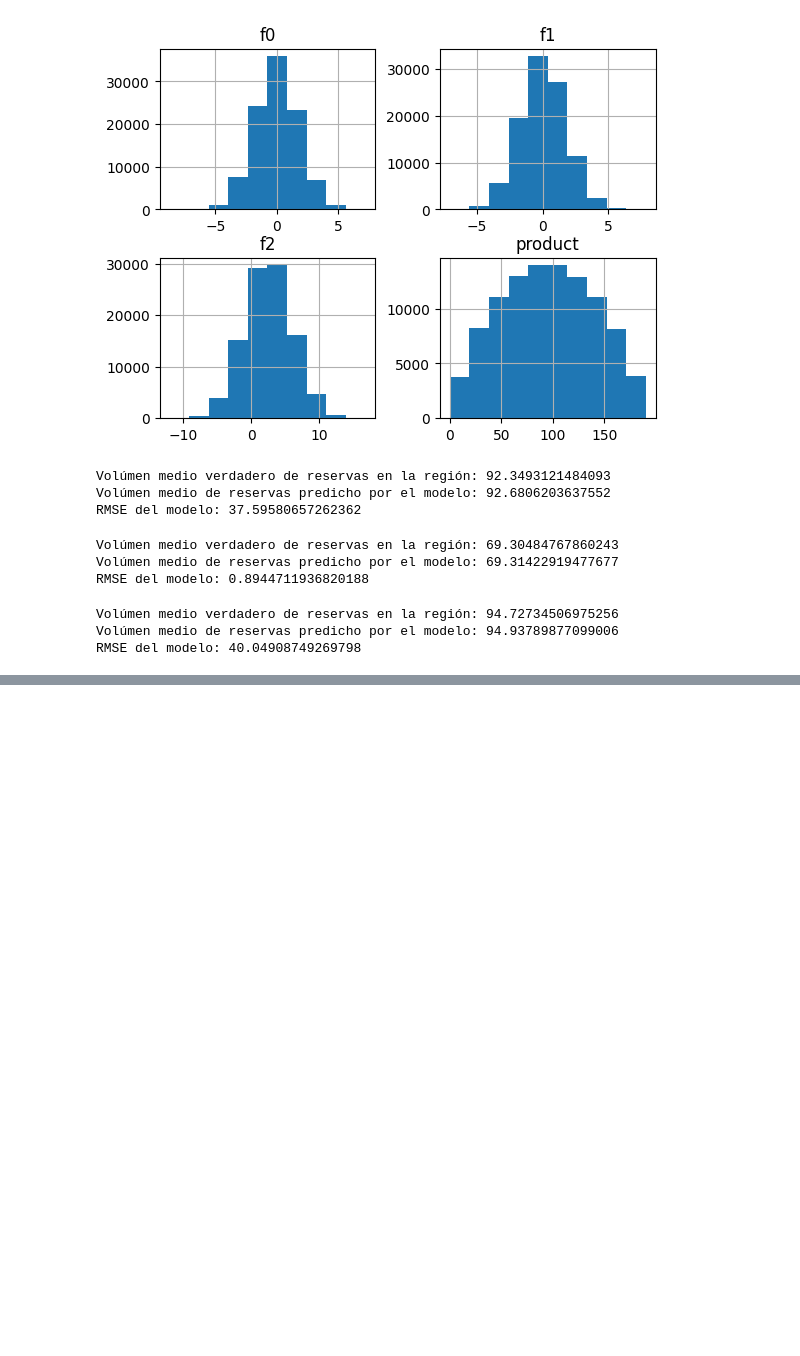
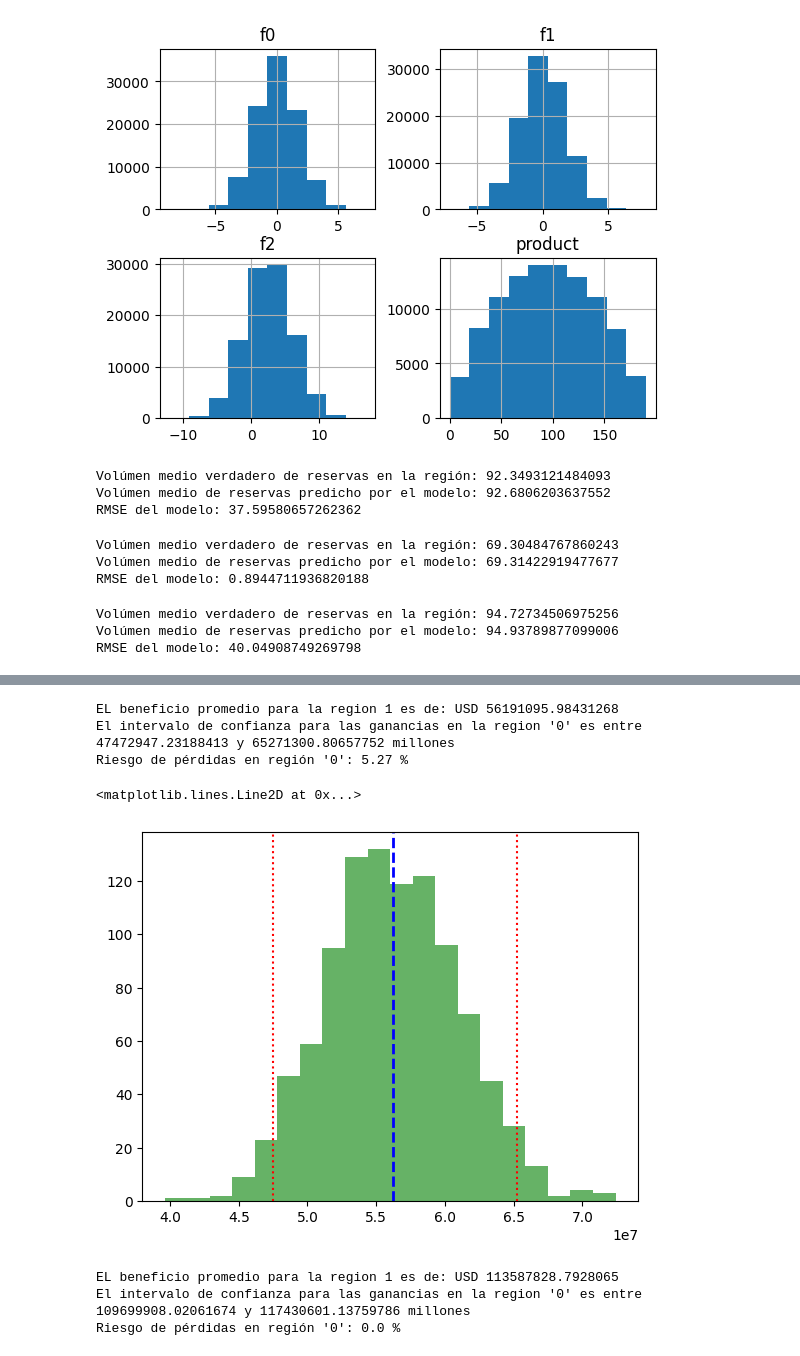
Before and after one commit to marxramos/Expansi-n-de-pozos-petroleros, a Jupyter notebook: Notebooks/expancion_de_pozos_petroleros.ipynb, the cells around one changed output, grey strips where cells are left out. Drawn from its saved outputs; the diff is of its cells as text; code cells hidden in the pictures; blank space fills up the shorter version.

```diff
--- a/Notebooks/expancion_de_pozos_petroleros.ipynb
+++ b/Notebooks/expancion_de_pozos_petroleros.ipynb
@@ -277,0 +352,34 @@ RMSE del modelo: 40.04908749269798
+# %%
+#Calculando el beneficio promedio, intervalo de confianza y riesgo de perdidad en la region 1
+values_1, beneficio_promedio_1, lower_1, upper_1, risk_percent_1 = bootstraping(predict_1)
+
+print(f'EL beneficio promedio para la region 1 es de: USD {beneficio_promedio_1}')
+print(f"El intervalo de confianza para las ganancias en la region '0' es entre {lower_1} y {upper_1} millones")
+print(f"Riesgo de pérdidas en región '0': {risk_percent_1} %")
+# %% [output]
+EL beneficio promedio para la region 1 es de: USD 56191095.98431268
+El intervalo de confianza para las ganancias en la region '0' es entre 47472947.23188413 y 65271300.80657752 millones
+Riesgo de pérdidas en región '0': 5.27 %
+# %%
+#Graficando el beneficio promedio y mi intervalo de confianza.
+# Graficar el histograma de los datos
+plt.hist(values_1, bins=20, alpha=0.6, color='g', label='Datos')
+# Añadir línea para el beneficio promedio
+plt.axvline(beneficio_promedio_1, color='b', linestyle='dashed', linewidth=2, label=f'Beneficio Promedio: {beneficio_promedio_1:.2f}')
+# Dibujar el intervalo de confianza
+plt.axvline(lower_1, color='r', linestyle='dotted', label=f'IC Inferior: {lower_1:.2f}')
+plt.axvline(upper_1, color='r', linestyle='dotted', label=f'IC Superior: {upper_1:.2f}')
+# %% [output]
+<matplotlib.lines.Line2D at 0x...>
+[figure, added]
+# %%
+#Calculando el beneficio promedio, intervalo de confianza y riesgo de perdidad en la region 2
+values_2, beneficio_promedio_2, lower_2, upper_2, risk_percent_2 = bootstraping(predict_2)
+
+print(f'EL beneficio promedio para la region 1 es de: USD {beneficio_promedio_2}')
+print(f"El intervalo de confianza para las ganancias en la region '0' es entre {lower_2} y {upper_2} millones")
+print(f"Riesgo de pérdidas en región '0': {risk_percent_2} %")
+# %% [output]
+EL beneficio promedio para la region 1 es de: USD 113587828.7928065
+El intervalo de confianza para las ganancias en la region '0' es entre 109699908.02061674 y 117430601.13759786 millones
+Riesgo de pérdidas en región '0': 0.0 %
```
Also changed, not shown: parts of 16 cells of this notebook.
